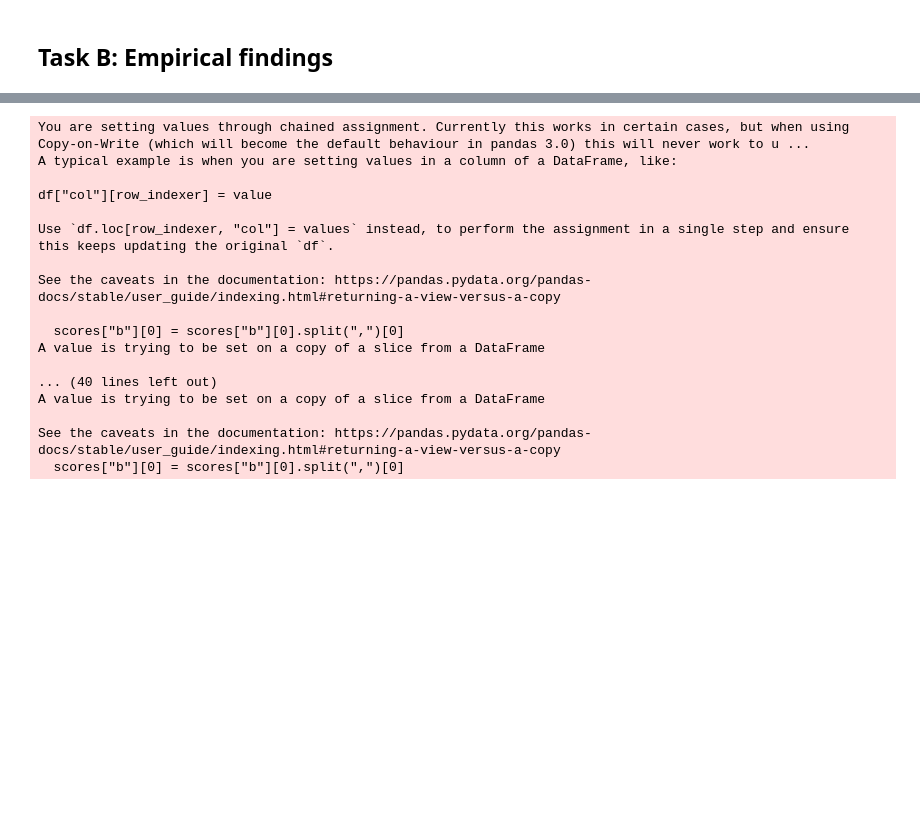
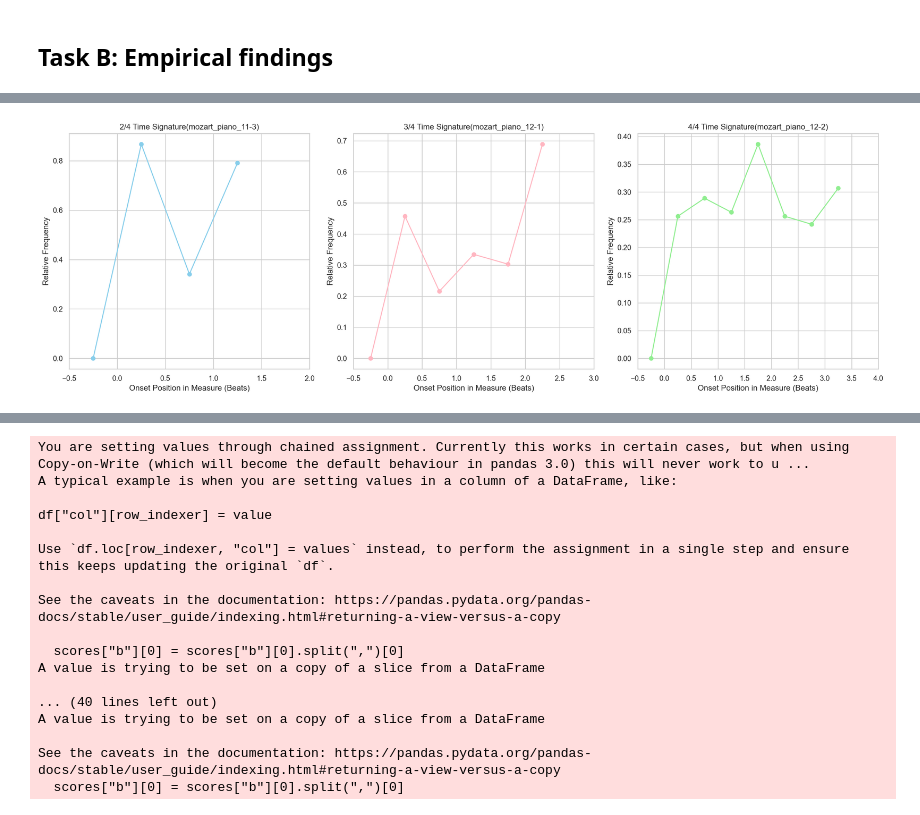
Before and after one commit to JorisMonnet/DM_Assignement1, a Jupyter notebook: empirical_findings.ipynb, the cells around one changed output, grey strips where cells are left out. Cells and saved outputs as stored; diff of their text form; code cells hidden in the pictures; blank space fills up the shorter version.

```diff
--- a/empirical_findings.ipynb
+++ b/empirical_findings.ipynb
@@ -13,0 +61,25 @@ Due Date: 27/03/2024
+# %%
+sns.set(style="whitegrid")
+
+fig, axs = plt.subplots(1, 3, figsize=(18, 6))
+
+titles = ['2/4 Time Signature(mozart_piano_11-3)', '3/4 Time Signature(mozart_piano_12-1)',
+          '4/4 Time Signature(mozart_piano_12-2)']
+onsets_note_infos = [onsets_note_info1, onsets_note_info2, onsets_note_info3]
+time_signatures = [2, 3, 4]
+
+for i, (onsets_note_info, ts) in enumerate(zip(onsets_note_infos, time_signatures)):
+    total_beats = ts
+
+    frequencies, edges = np.histogram(onsets_note_info, bins=np.arange(-0.5, total_beats, 0.5), density=True)
+    centers = (edges[:-1] + edges[1:]) / 2
+    axs[i].plot(centers, frequencies, marker='o', linestyle='-', color=colors[i])
+    axs[i].set_title(titles[i])
+    axs[i].set_xlim(-0.5, total_beats)
+    axs[i].set_xlabel('Onset Position in Measure (Beats)')
+    axs[i].set_ylabel('Relative Frequency')
+
+plt.tight_layout()
+plt.show()
+# %% [output]
+[figure, added]
```
Also changed, not shown: parts of 8 cells of this notebook, 1 other file.
